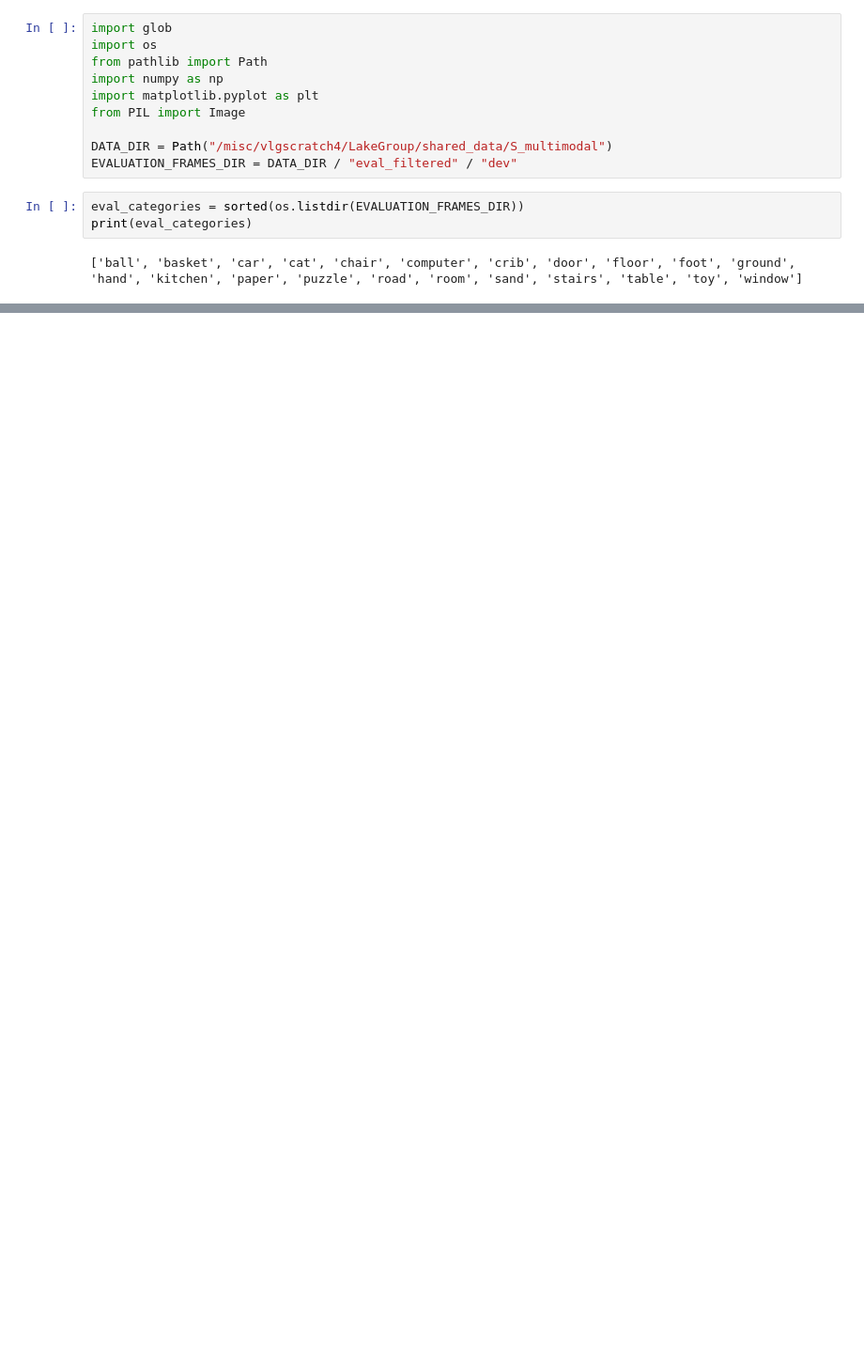
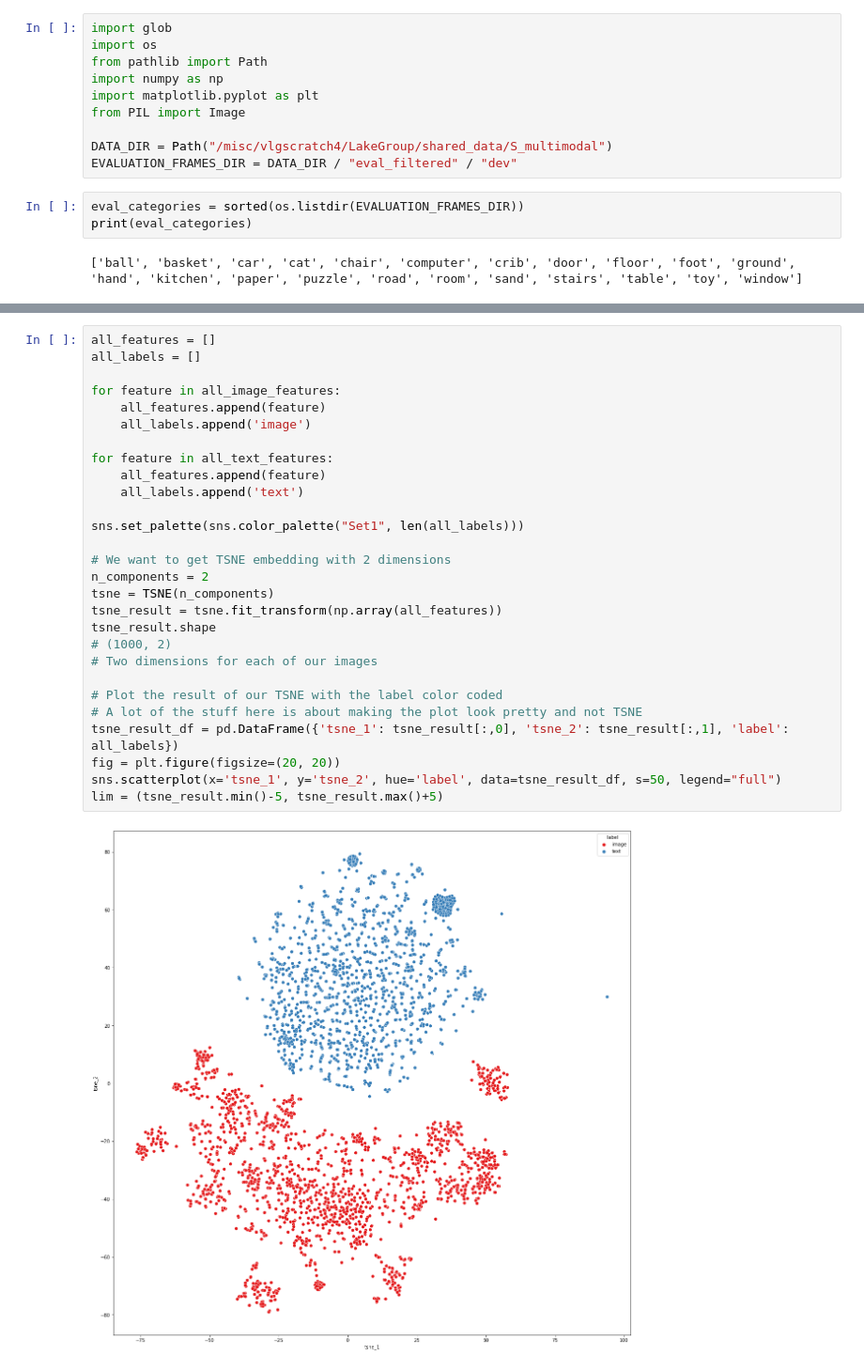
Before and after one commit to wkvong/multimodal-baby, a Jupyter notebook: notebooks/visualize_filtered_eval_frames.ipynb, the cells around one changed output, grey strips where cells are left out. Shown at 94% size. Cells and saved outputs as stored; diff of their text form; blank space fills up the shorter version.

```diff
--- a/notebooks/visualize_filtered_eval_frames.ipynb
+++ b/notebooks/visualize_filtered_eval_frames.ipynb
@@ -96,0 +160,30 @@ lim = (tsne_result.min()-5, tsne_result.max()+5)
+# %%
+all_features = []
+all_labels = []
+
+for feature in all_image_features:
+    all_features.append(feature)
+    all_labels.append('image')
+
+for feature in all_text_features:
+    all_features.append(feature)
+    all_labels.append('text')
+
+sns.set_palette(sns.color_palette("Set1", len(all_labels)))
+
+# We want to get TSNE embedding with 2 dimensions
+n_components = 2
+tsne = TSNE(n_components)
+tsne_result = tsne.fit_transform(np.array(all_features))
+tsne_result.shape
+# (1000, 2)
+# Two dimensions for each of our images
+
+# Plot the result of our TSNE with the label color coded
+# A lot of the stuff here is about making the plot look pretty and not TSNE
+tsne_result_df = pd.DataFrame({'tsne_1': tsne_result[:,0], 'tsne_2': tsne_result[:,1], 'label': all_labels})
+fig = plt.figure(figsize=(20, 20))
+sns.scatterplot(x='tsne_1', y='tsne_2', hue='label', data=tsne_result_df, s=50, legend="full")
+lim = (tsne_result.min()-5, tsne_result.max()+5)
+# %% [output]
+[figure, added]
```
Also changed, not shown: parts of 7 cells of this notebook, 2 other files.
